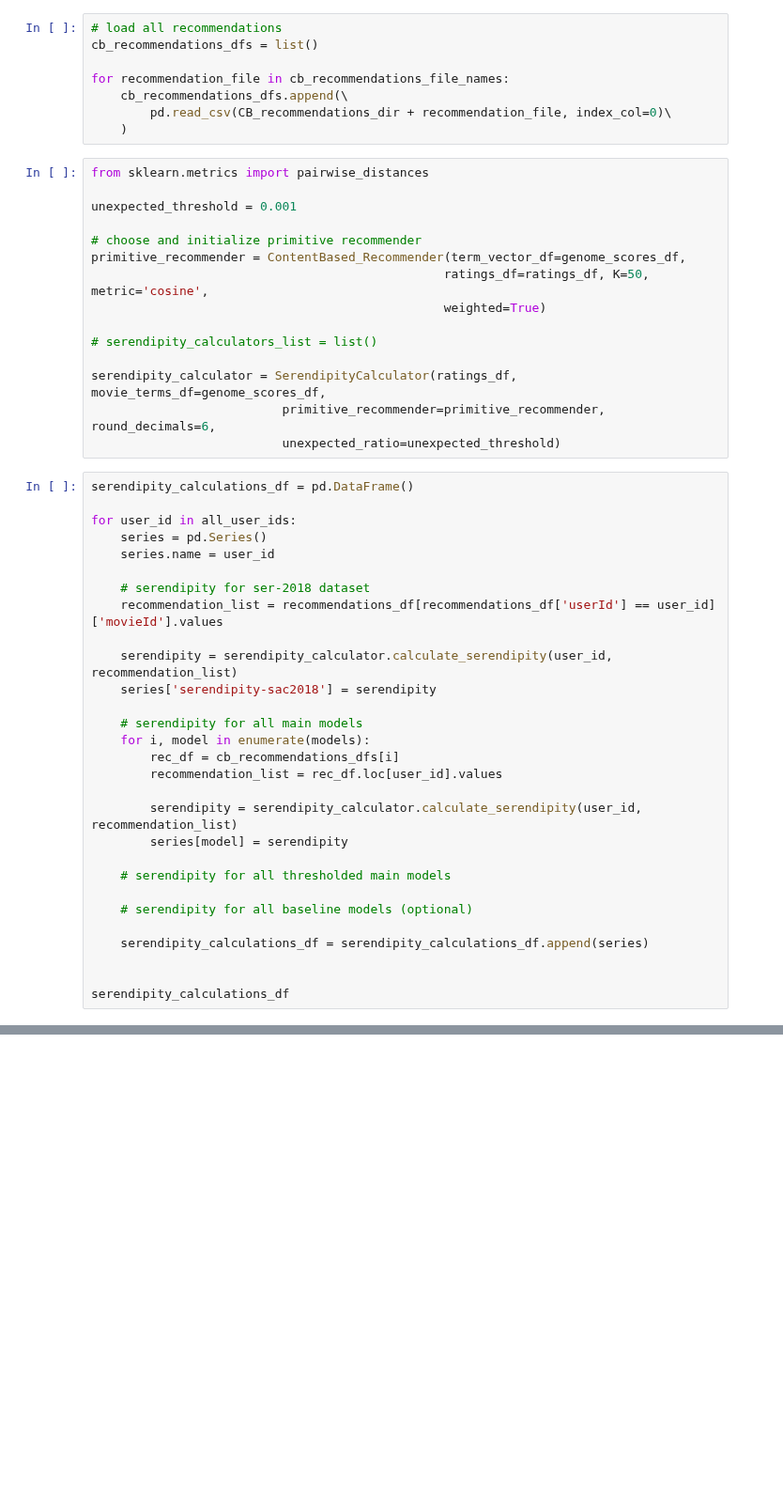
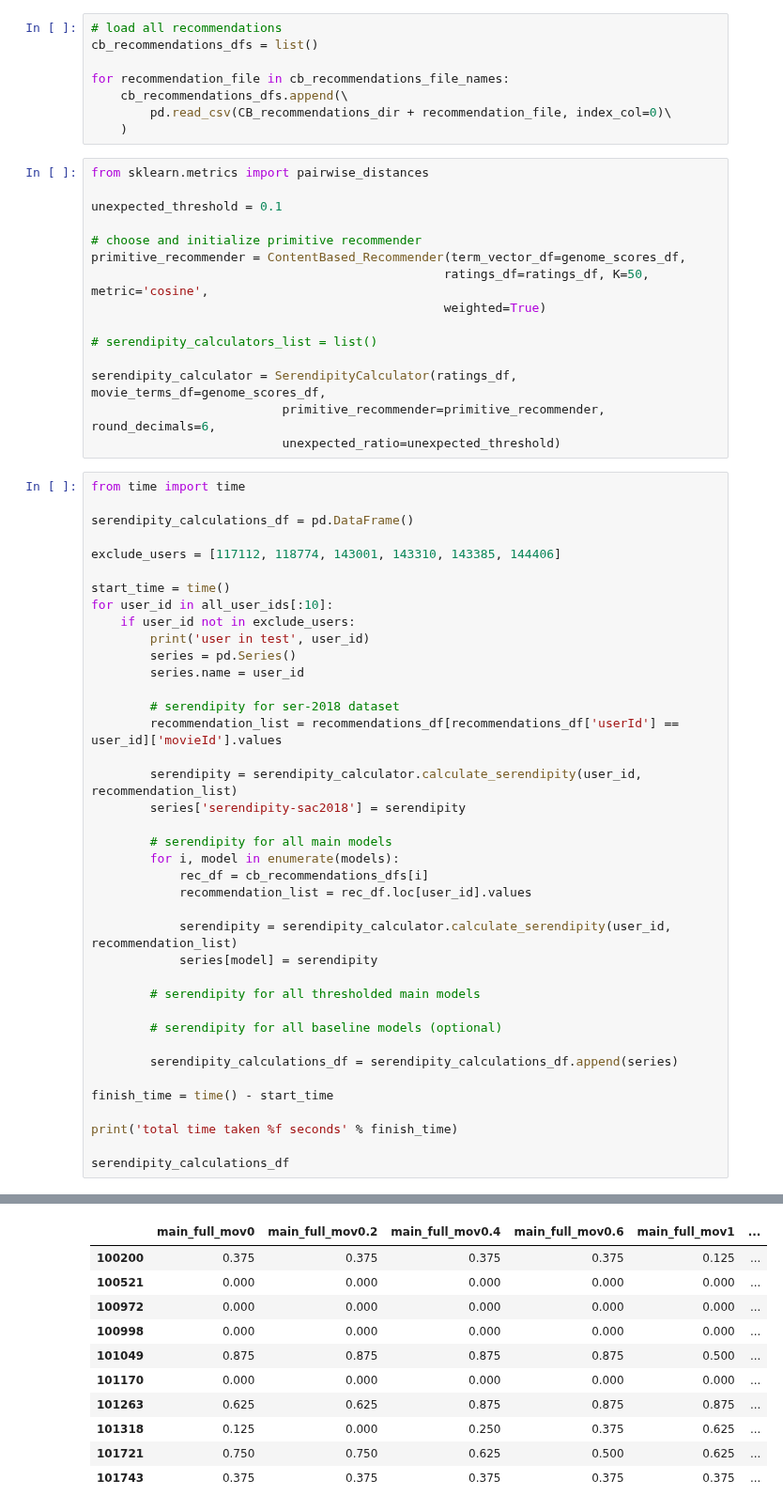
Before and after one commit to aniruddhakal/Recommending-Diverse-And-Serendipitous-Movies-using-Tag-Genome, a Jupyter notebook: ipython_notebooks/SerendipityImpl/Serendipity_Evaluation_Serendipity-sac2018.ipynb, the cells around one changed output, grey strips where cells are left out. Shown at 94% size. Drawn from its saved outputs; the diff is of its cells as text; blank space fills up the shorter version.

```diff
--- a/ipython_notebooks/SerendipityImpl/Serendipity_Evaluation_Serendipity-sac2018.ipynb
+++ b/ipython_notebooks/SerendipityImpl/Serendipity_Evaluation_Serendipity-sac2018.ipynb
@@ -260,7 +289,7 @@ for recommendation_file in cb_recommendations_file_names:
 # %%
 from sklearn.metrics import pairwise_distances
 
-unexpected_threshold = 0.001
+unexpected_threshold = 0.1
 
 # choose and initialize primitive recommender
 primitive_recommender = ContentBased_Recommender(term_vector_df=genome_scores_df,
@@ -273,32 +302,42 @@ serendipity_calculator = SerendipityCalculator(ratings_df, movie_terms_df=genome
                           primitive_recommender=primitive_recommender, round_decimals=6,
                           unexpected_ratio=unexpected_threshold)
 # %%
+from time import time
+
 serendipity_calculations_df = pd.DataFrame()
 
-for user_id in all_user_ids:
-    series = pd.Series()
-    series.name = user_id
+exclude_users = [117112, 118774, 143001, 143310, 143385, 144406]
 
-    # serendipity for ser-2018 dataset
-    recommendation_list = recommendations_df[recommendations_df['userId'] == user_id]['movieId'].values
+start_time = time()
+for user_id in all_user_ids[:10]:
+    if user_id not in exclude_users:
+        print('user in test', user_id)
+        series = pd.Series()
+        series.name = user_id
 
-    serendipity = serendipity_calculator.calculate_serendipity(user_id, recommendation_list)
-    series['serendipity-sac2018'] = serendipity
-
-    # serendipity for all main models
-    for i, model in enumerate(models):
-        rec_df = cb_recommendations_dfs[i]
-        recommendation_list = rec_df.loc[user_id].values
+        # serendipity for ser-2018 dataset
+        recommendation_list = recommendations_df[recommendations_df['userId'] == user_id]['movieId'].values
 
         serendipity = serendipity_calculator.calculate_serendipity(user_id, recommendation_list)
-        series[model] = serendipity
+        series['serendipity-sac2018'] = serendipity
 
-    # serendipity for all thresholded main models
+        # serendipity for all main models
+        for i, model in enumerate(models):
+            rec_df = cb_recommendations_dfs[i]
+            recommendation_list = rec_df.loc[user_id].values
 
-    # serendipity for all baseline models (optional)
+            serendipity = serendipity_calculator.calculate_serendipity(user_id, recommendation_list)
+            series[model] = serendipity
 
-    serendipity_calculations_df = serendipity_calculations_df.append(series)
+        # serendipity for all thresholded main models
 
+        # serendipity for all baseline models (optional)
+
+        serendipity_calculations_df = serendipity_calculations_df.append(series)
+
+finish_time = time() - start_time
+
+print('total time taken %f seconds' % finish_time)
 
 serendipity_calculations_df
 # %% [output]
@@ -311,0 +355,11 @@ KeyError: 'the label [1608] is not in the [index]'
+|  | main_full_mov0 | main_full_mov0.2 | main_full_mov0.4 | main_full_mov0.6 | main_full_mov1 | ... |
+| 100200 | 0.375 | 0.375 | 0.375 | 0.375 | 0.125 | ... |
+| 100521 | 0.000 | 0.000 | 0.000 | 0.000 | 0.000 | ... |
+| 100972 | 0.000 | 0.000 | 0.000 | 0.000 | 0.000 | ... |
+| 100998 | 0.000 | 0.000 | 0.000 | 0.000 | 0.000 | ... |
+| 101049 | 0.875 | 0.875 | 0.875 | 0.875 | 0.500 | ... |
+| 101170 | 0.000 | 0.000 | 0.000 | 0.000 | 0.000 | ... |
+| 101263 | 0.625 | 0.625 | 0.875 | 0.875 | 0.875 | ... |
+| 101318 | 0.125 | 0.000 | 0.250 | 0.375 | 0.625 | ... |
+| 101721 | 0.750 | 0.750 | 0.625 | 0.500 | 0.625 | ... |
+| 101743 | 0.375 | 0.375 | 0.375 | 0.375 | 0.375 | ... |
```
Also changed, not shown: parts of 8 cells of this notebook, 11 other files.
